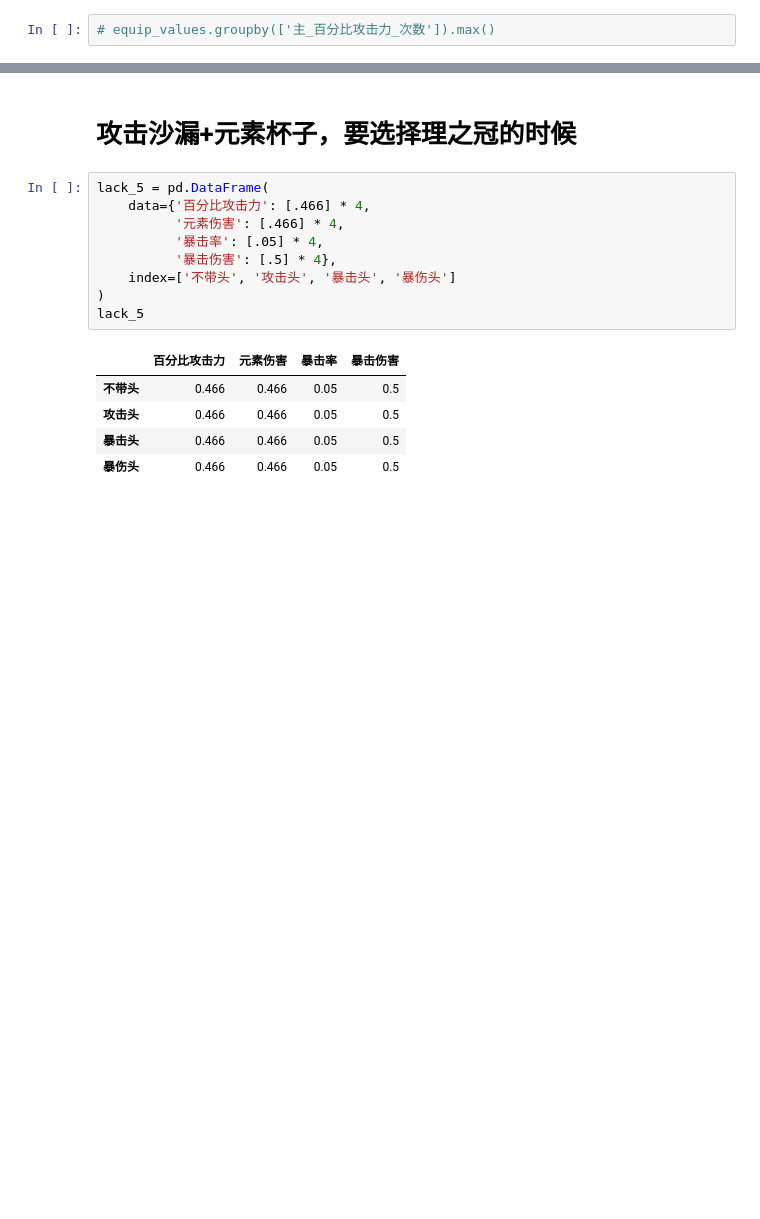
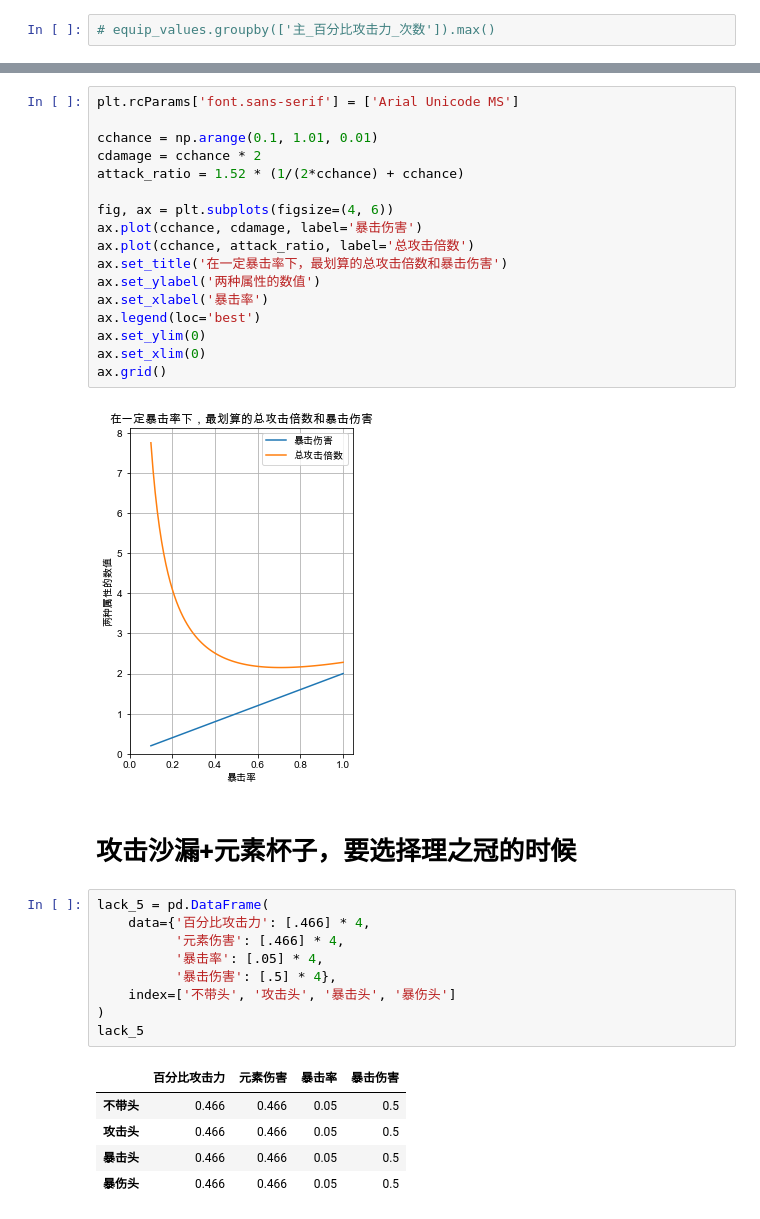
Before and after one commit to Crayon-ShinChan/Genshin, a Jupyter notebook: demage.ipynb, the cells around one changed output, grey strips where cells are left out. Cells and saved outputs as stored; diff of their text form; blank space fills up the shorter version.

```diff
--- a/demage.ipynb
+++ b/demage.ipynb
@@ -191,3 +216,22 @@ for _, ct in characters.iterrows():
+# %%
+plt.rcParams['font.sans-serif'] = ['Arial Unicode MS']
+
+cchance = np.arange(0.1, 1.01, 0.01)
+cdamage = cchance * 2
+attack_ratio = 1.52 * (1/(2*cchance) + cchance)
+
+fig, ax = plt.subplots(figsize=(4, 6))
+ax.plot(cchance, cdamage, label='暴击伤害')
+ax.plot(cchance, attack_ratio, label='总攻击倍数')
+ax.set_title('在一定暴击率下，最划算的总攻击倍数和暴击伤害')
+ax.set_ylabel('两种属性的数值')
+ax.set_xlabel('暴击率')
+ax.legend(loc='best')
+ax.set_ylim(0)
+ax.set_xlim(0)
+ax.grid()
+# %% [output]
+[figure, added]
 # %% [markdown]
 # 攻击沙漏+元素杯子，要选择理之冠的时候
 # %%
```
Also changed, not shown: parts of 8 cells of this notebook, 3 other files.
